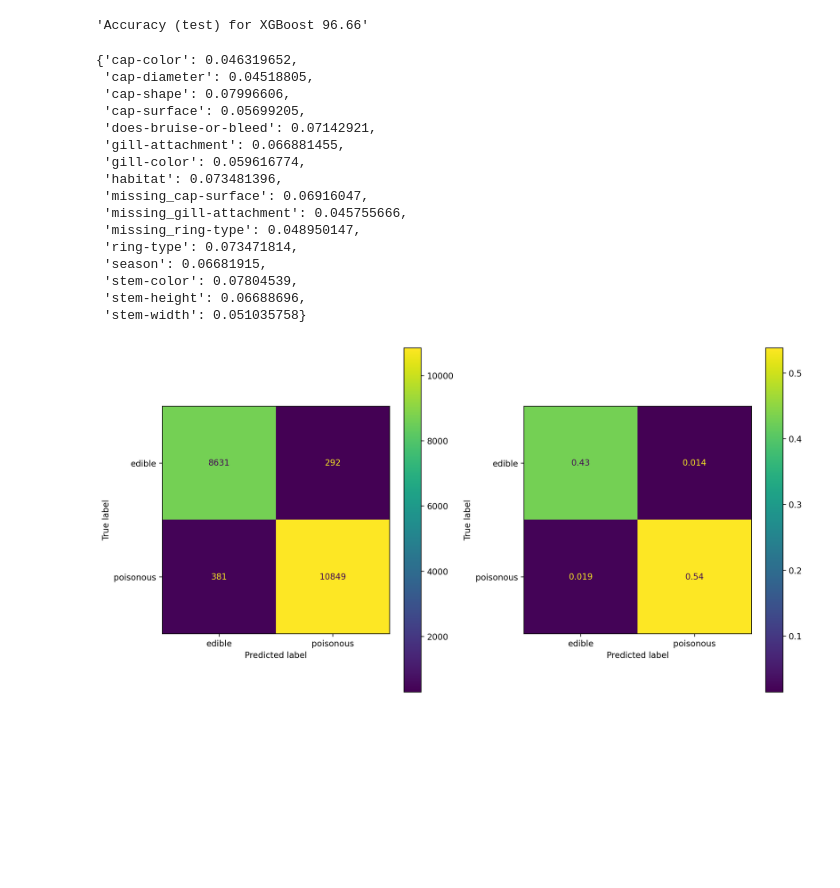
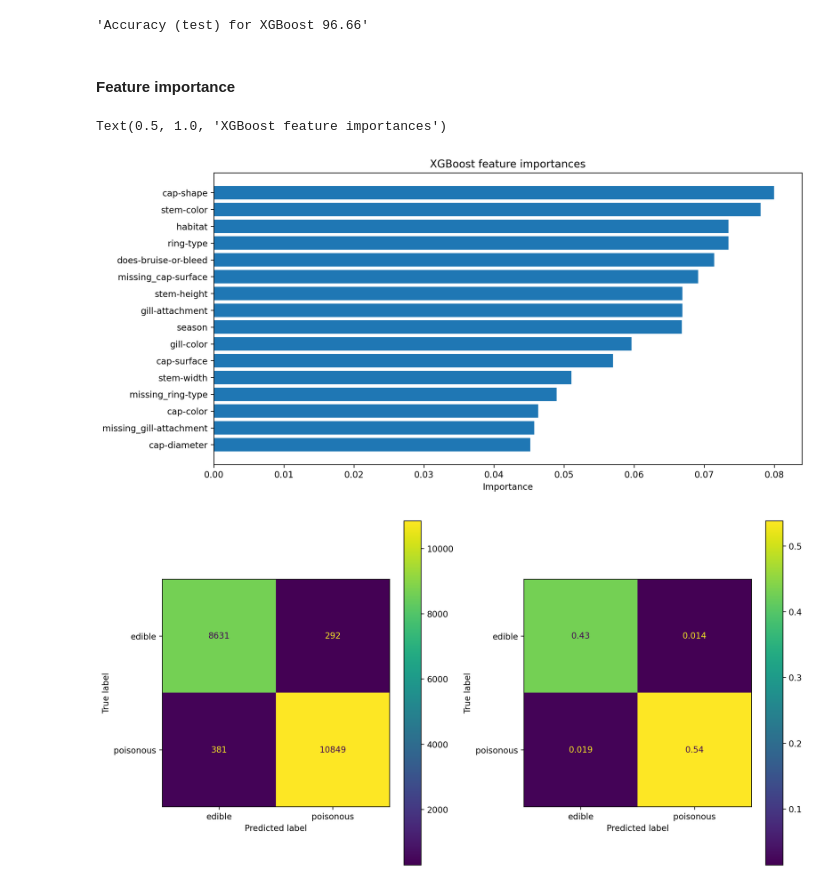
Before and after one commit to szethh/dm-project, a Jupyter notebook: eda.ipynb, the cells around one changed output. Cells and saved outputs as stored; diff of their text form; code cells hidden in the pictures; blank space fills up the shorter version.

```diff
--- a/eda.ipynb
+++ b/eda.ipynb
@@ -200,28 +200,23 @@ preds = bst.predict(X_test)
 f'Accuracy (test) for XGBoost {accuracy_score(preds, y_test)*100:.2f}'
 # %% [output]
 'Accuracy (test) for XGBoost 96.66'
-# %%
-#importance of features in the XGBoost model, shows that no features are completely unused
-from pprint import pprint
-feature_importances = dict(zip(column_names, bst.feature_importances_))
-pprint(feature_importances)
-# %% [output]
-{'cap-color': 0.046319652,
- 'cap-diameter': 0.04518805,
- 'cap-shape': 0.07996606,
- 'cap-surface': 0.05699205,
- 'does-bruise-or-bleed': 0.07142921,
- 'gill-attachment': 0.066881455,
- 'gill-color': 0.059616774,
- 'habitat': 0.073481396,
- 'missing_cap-surface': 0.06916047,
- 'missing_gill-attachment': 0.045755666,
- 'missing_ring-type': 0.048950147,
- 'ring-type': 0.073471814,
- 'season': 0.06681915,
- 'stem-color': 0.07804539,
- 'stem-height': 0.06688696,
- 'stem-width': 0.051035758}
+# %% [markdown]
+#### Feature importance
+# %%
+feat_imp_df = pd.DataFrame(data=[bst.feature_importances_], columns=column_names).melt()
+feat_imp_df = feat_imp_df.sort_values('value')
+# %%
+fig, ax = plt.subplots(figsize=(12, 6), dpi=240)
+
+y_pos = np.arange(len(feat_imp_df))
+
+ax.barh(y_pos, feat_imp_df.value)
+ax.set_yticks(y_pos, labels=feat_imp_df.variable)
+ax.set_xlabel('Importance')
+ax.set_title('XGBoost feature importances')
+# %% [output]
+Text(0.5, 1.0, 'XGBoost feature importances')
+[figure, added]
 # %%
 from sklearn.metrics import confusion_matrix, ConfusionMatrixDisplay
 
```
Also changed, not shown: parts of 12 cells of this notebook, 1 other file.
